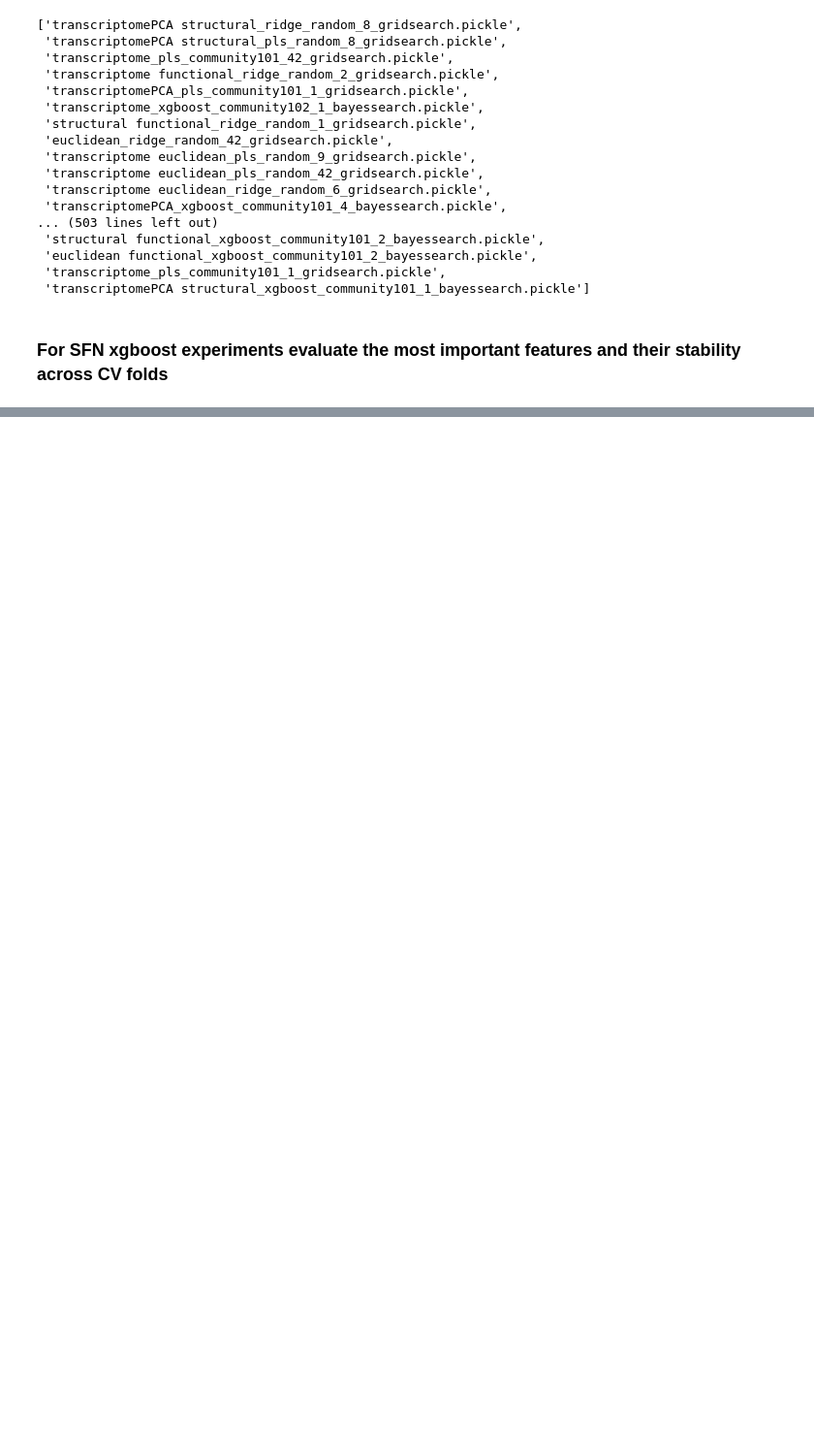
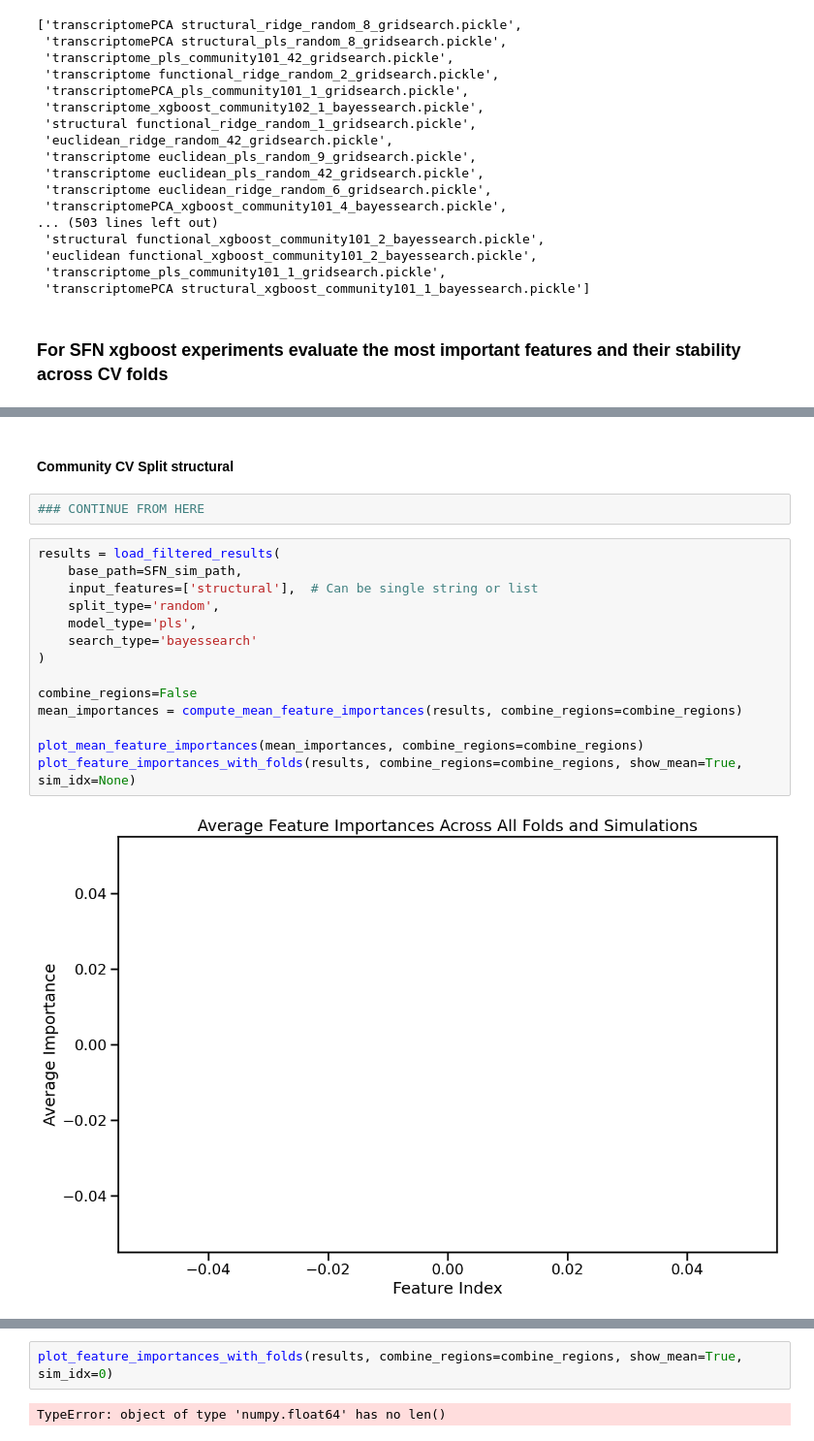
Before and after one commit to neuroinfolab/GeneEx2Conn, a Jupyter notebook: feature_importance.ipynb, the cells around one changed output, grey strips where cells are left out. Shown at 97% size. Cells and saved outputs as stored; diff of their text form; blank space fills up the shorter version.

```diff
--- a/feature_importance.ipynb
+++ b/feature_importance.ipynb
@@ -110,0 +359,20 @@ FileNotFoundError: [Errno 2] No such file or directory: '/scratch/asr655/neuroin
+# %% [markdown]
+#### Community CV Split structural
+# %%
+### CONTINUE FROM HERE
+# %%
+results = load_filtered_results(
+    base_path=SFN_sim_path,
+    input_features=['structural'],  # Can be single string or list
+    split_type='random',
+    model_type='pls',
+    search_type='bayessearch'
+)
+
+combine_regions=False
+mean_importances = compute_mean_feature_importances(results, combine_regions=combine_regions)
+
+plot_mean_feature_importances(mean_importances, combine_regions=combine_regions)
+plot_feature_importances_with_folds(results, combine_regions=combine_regions, show_mean=True, sim_idx=None)
+# %% [output]
+[figure, added]
@@ -110,0 +380,4 @@ FileNotFoundError: [Errno 2] No such file or directory: '/scratch/asr655/neuroin
+# %%
+plot_feature_importances_with_folds(results, combine_regions=combine_regions, show_mean=True, sim_idx=0)
+# %% [output]
+TypeError: object of type 'numpy.float64' has no len()
```
Also changed, not shown: parts of 16 cells of this notebook, 4 other files.
